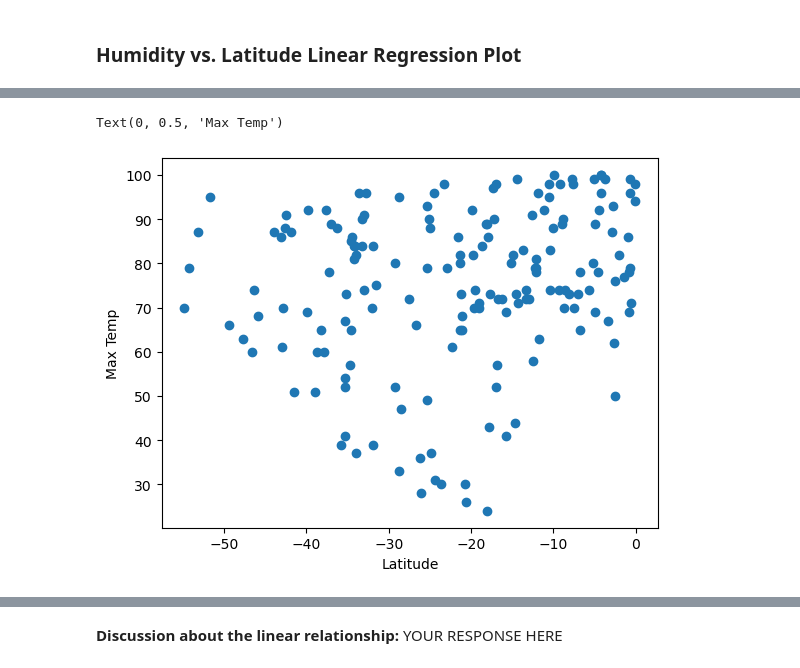
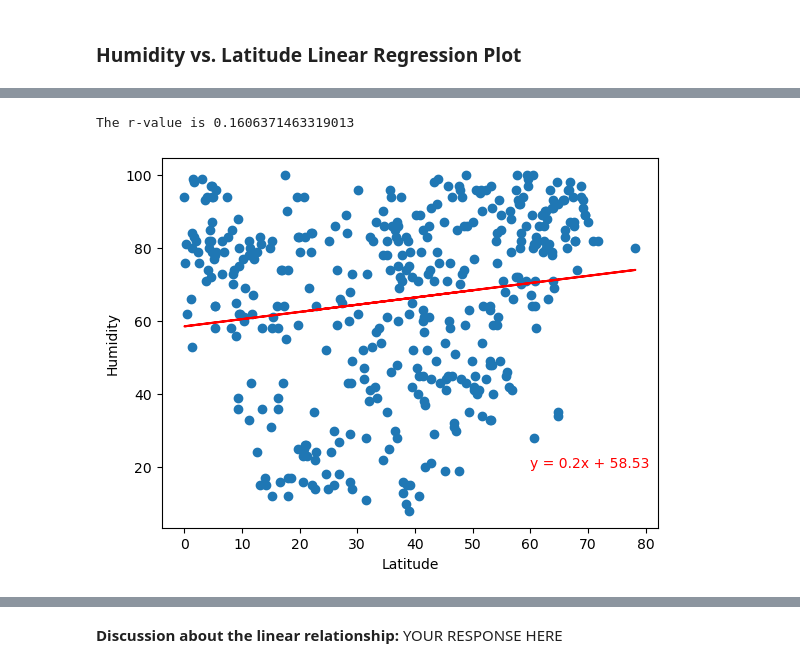
Before and after one commit to aortmeier20/python_api_challenge, a Jupyter notebook: WeatherPyAOEdit3.ipynb, the cells around one changed output, grey strips where cells are left out. Saved outputs shown, nothing was run; the diff lists cells and outputs as text; code cells hidden in the pictures.

```diff
--- a/WeatherPyAOEdit3.ipynb
+++ b/WeatherPyAOEdit3.ipynb
@@ -341,11 +345,21 @@ Text(0, 0.5, 'Humidity')
-# %%
-# Southern Hemisphere
-x_value = southern_hemi_df["Lat"]
-y_value = southern_hemi_df["Humidity"]
-
-plt.scatter(x_value, y_value)
-plt.xlabel("Latitude")
-plt.ylabel("Max Temp")
-# %% [output]
-Text(0, 0.5, 'Max Temp')
-[figure, removed]
+# %%
+# Northern Hemisphere
+x_value = northern_hemi_df["Lat"]
+y_value = northern_hemi_df["Humidity"]
+
+slope = linregress(x_value, y_value)
+(slope, intercept, rvalue, pvalue, stderr) = linregress(x_value, y_value)
+regress_line = x_value * slope + intercept
+regress_eq = "y = " + str(round(slope, 2)) + "x + " + str(round(intercept, 2))
+
+
+
+plt.scatter(x_value, y_value)
+plt.plot(x_value, regress_line, "r")
+plt.annotate(regress_eq, (60, 20),fontsize = 10, color="red")
+plt.xlabel("Latitude")
+plt.ylabel("Humidity")
+print(f'The r-value is {rvalue}')
+# %% [output]
+The r-value is 0.1606371463319013
+[figure, added]
```
Also changed, not shown: parts of 11 cells of this notebook, 4 other files.
